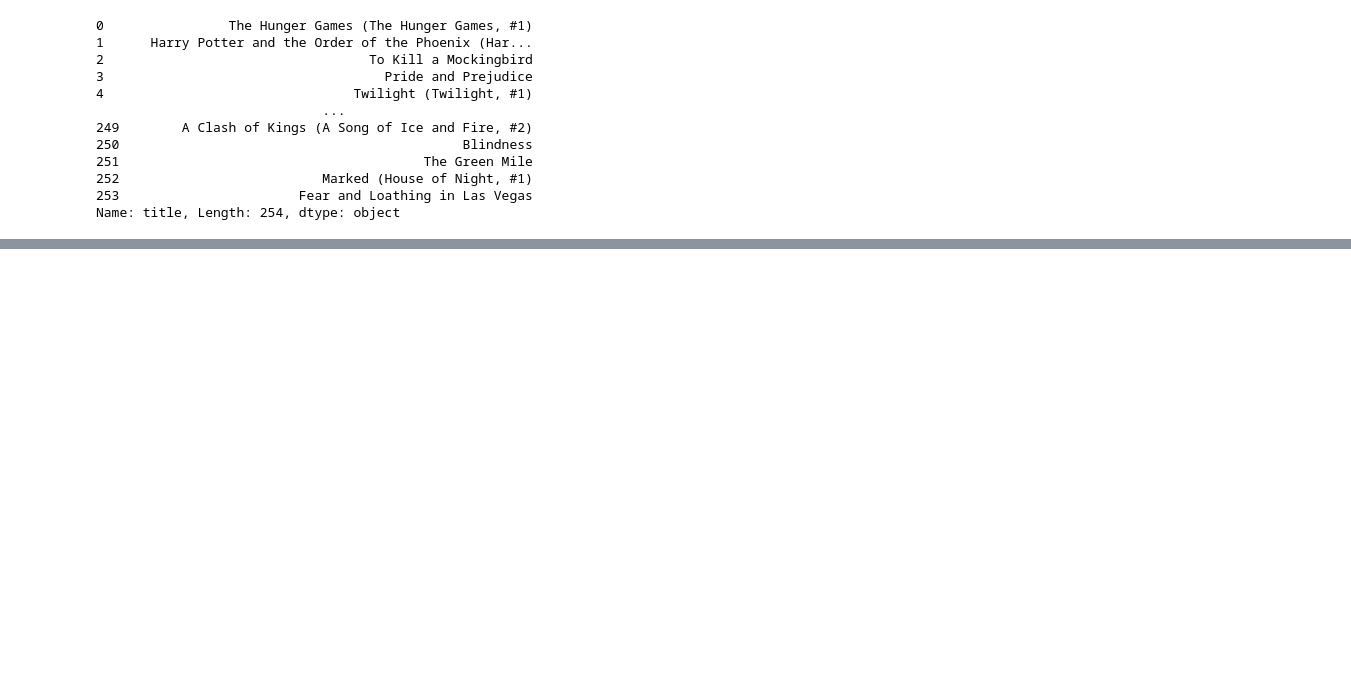
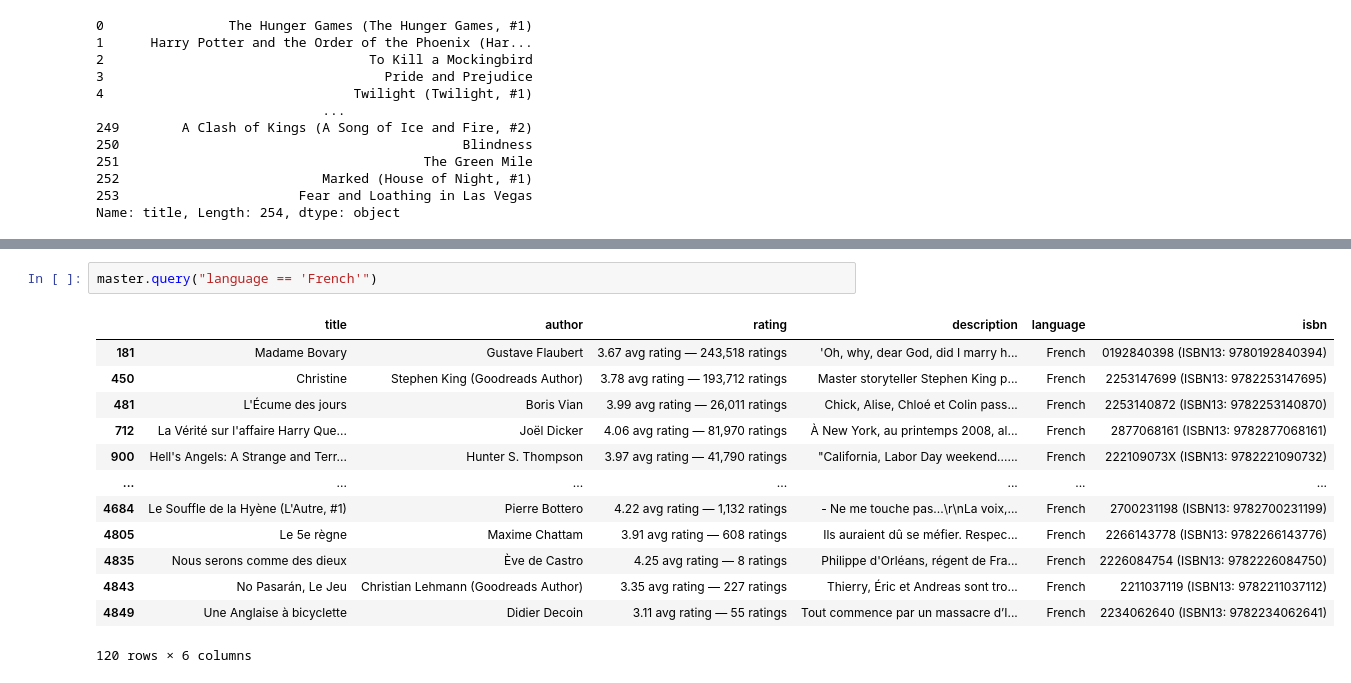
Before and after one commit to noreallyimfine/Bookfinder, a Jupyter notebook: new_book_data_1.ipynb, the cells around one changed output, grey strips where cells are left out. Saved outputs shown, nothing was run; the diff lists cells and outputs as text; blank space fills up the shorter version.

```diff
--- a/new_book_data_1.ipynb
+++ b/new_book_data_1.ipynb
@@ -32,0 +144,16 @@ Name: title, Length: 254, dtype: object
+# %%
+master.query("language == 'French'")
+# %% [output]
+|  | title | author | rating | description | language | isbn |
+| 181 | Madame Bovary | Gustave Flaubert | 3.67 avg rating — 243,518 ratings | 'Oh, why, dear God, did I marry h... | French | 0192840398 (ISBN13: 9780192840394) |
+| 450 | Christine | Stephen King (Goodreads Author) | 3.78 avg rating — 193,712 ratings | Master storyteller Stephen King p... | French | 2253147699 (ISBN13: 9782253147695) |
+| 481 | L'Écume des jours | Boris Vian | 3.99 avg rating — 26,011 ratings | Chick, Alise, Chloé et Colin pass... | French | 2253140872 (ISBN13: 9782253140870) |
+| 712 | La Vérité sur l'affaire Harry Que... | Joël Dicker | 4.06 avg rating — 81,970 ratings | À New York, au printemps 2008, al... | French | 2877068161 (ISBN13: 9782877068161) |
+| 900 | Hell's Angels: A Strange and Terr... | Hunter S. Thompson | 3.97 avg rating — 41,790 ratings | "California, Labor Day weekend...... | French | 222109073X (ISBN13: 9782221090732) |
+| ... | ... | ... | ... | ... | ... | ... |
+| 4684 | Le Souffle de la Hyène (L'Autre, #1) | Pierre Bottero | 4.22 avg rating — 1,132 ratings | - Ne me touche pas...\r\nLa voix,... | French | 2700231198 (ISBN13: 9782700231199) |
+| 4805 | Le 5e règne | Maxime Chattam | 3.91 avg rating — 608 ratings | Ils auraient dû se méfier. Respec... | French | 2266143778 (ISBN13: 9782266143776) |
+| 4835 | Nous serons comme des dieux | Ève de Castro | 4.25 avg rating — 8 ratings | Philippe d'Orléans, régent de Fra... | French | 2226084754 (ISBN13: 9782226084750) |
+| 4843 | No Pasarán, Le Jeu | Christian Lehmann (Goodreads Author) | 3.35 avg rating — 227 ratings | Thierry, Éric et Andreas sont tro... | French | 2211037119 (ISBN13: 9782211037112) |
+| 4849 | Une Anglaise à bicyclette | Didier Decoin | 3.11 avg rating — 55 ratings | Tout commence par un massacre d’I... | French | 2234062640 (ISBN13: 9782234062641) |
+120 rows × 6 columns
```
Also changed, not shown: parts of 10 cells of this notebook, 2 other files.
